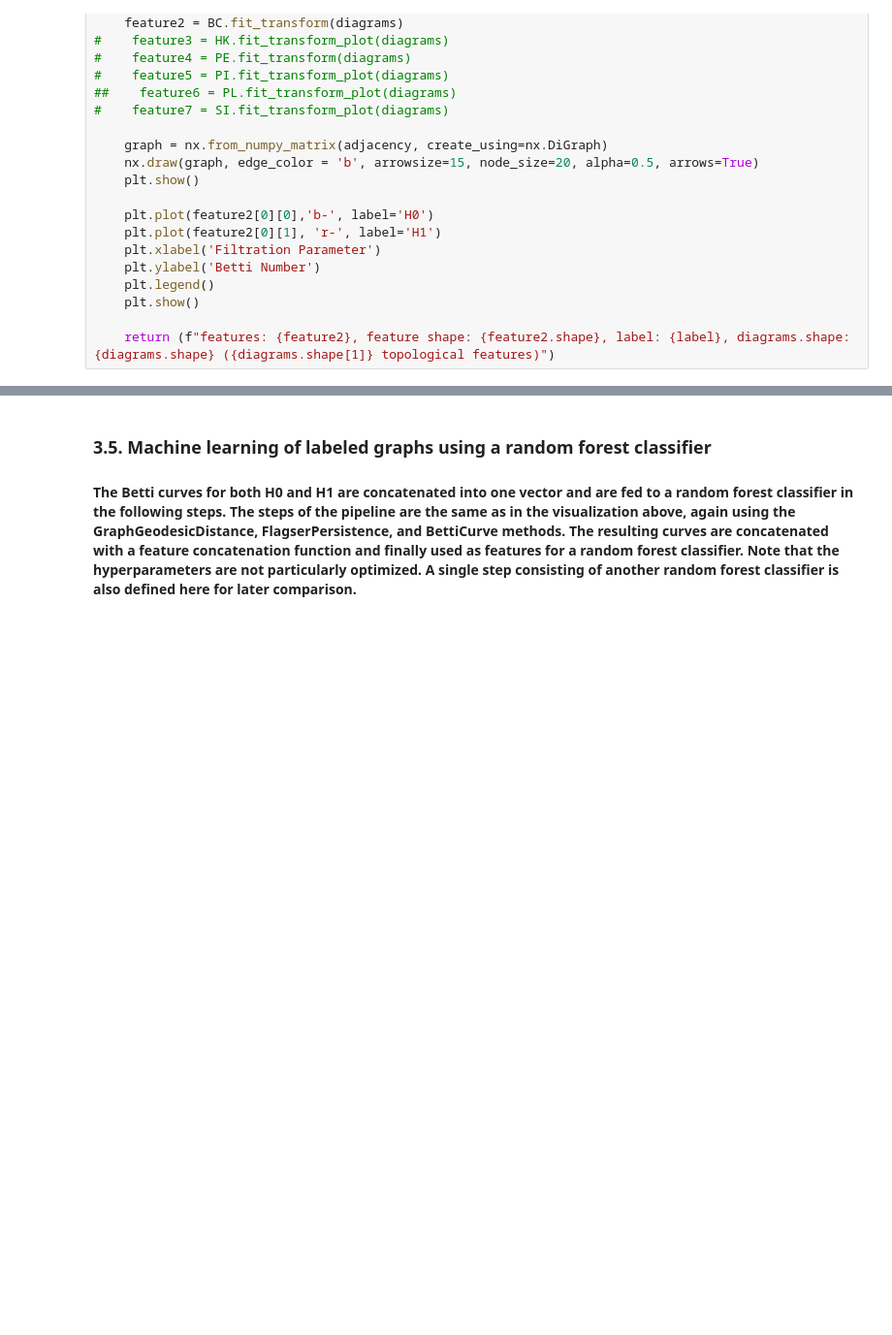
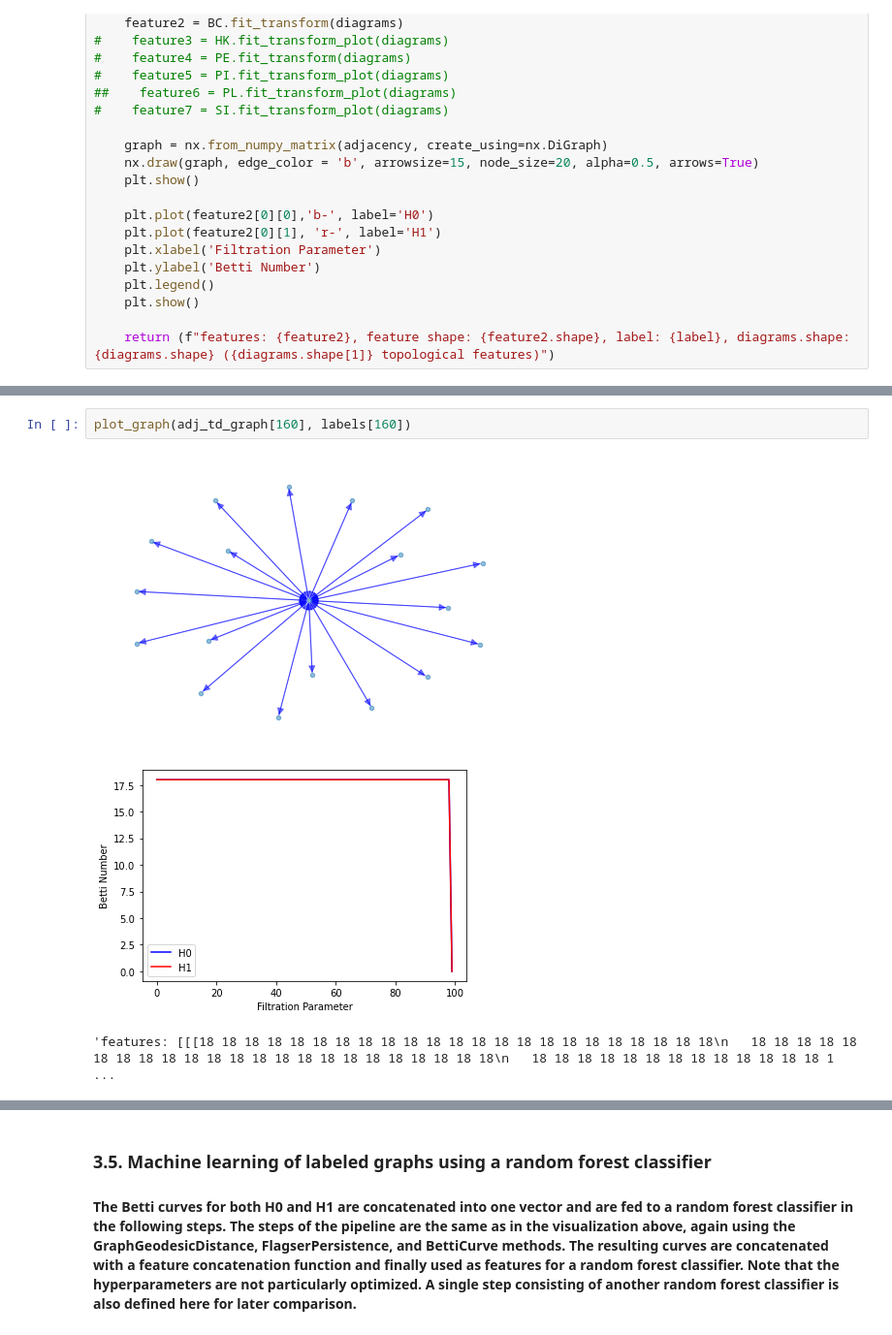
Before and after one commit to giotto-ai/gtda-challenge-2020, a Jupyter notebook: kazuyamagiwa/Graph_Classification_with_Giotto-tda.ipynb, the cells around one changed output, grey strips where cells are left out. Shown at 97% size. Cells and saved outputs as stored; diff of their text form; blank space fills up the shorter version.

```diff
--- a/kazuyamagiwa/Graph_Classification_with_Giotto-tda.ipynb
+++ b/kazuyamagiwa/Graph_Classification_with_Giotto-tda.ipynb
@@ -145,5 +151,11 @@ plot_graph(adj_td_graph[150], labels[150])
 [figure]
 'features: [[[13 13 13 13 13 13 13 13 13 13 13 13 13 13 13 13 13 13 13 13 13 13 13\n   13 13 13 13 13 13 13 13 13 13 13 13 13 13 13 13 13 13 13 13 13 13 13\n   13 13 13 13 13 13 13 13 13 13 13 13 13 1 ...
+# %%
+plot_graph(adj_td_graph[160], labels[160])
+# %% [output]
+[figure, added]
+[figure, added]
+'features: [[[18 18 18 18 18 18 18 18 18 18 18 18 18 18 18 18 18 18 18 18 18 18 18\n   18 18 18 18 18 18 18 18 18 18 18 18 18 18 18 18 18 18 18 18 18 18 18\n   18 18 18 18 18 18 18 18 18 18 18 18 18 1 ...
 # %%
 plot_graph(adj_td_graph[300], labels[300])
 # %% [output]
```
Also changed, not shown: parts of 19 cells of this notebook.
